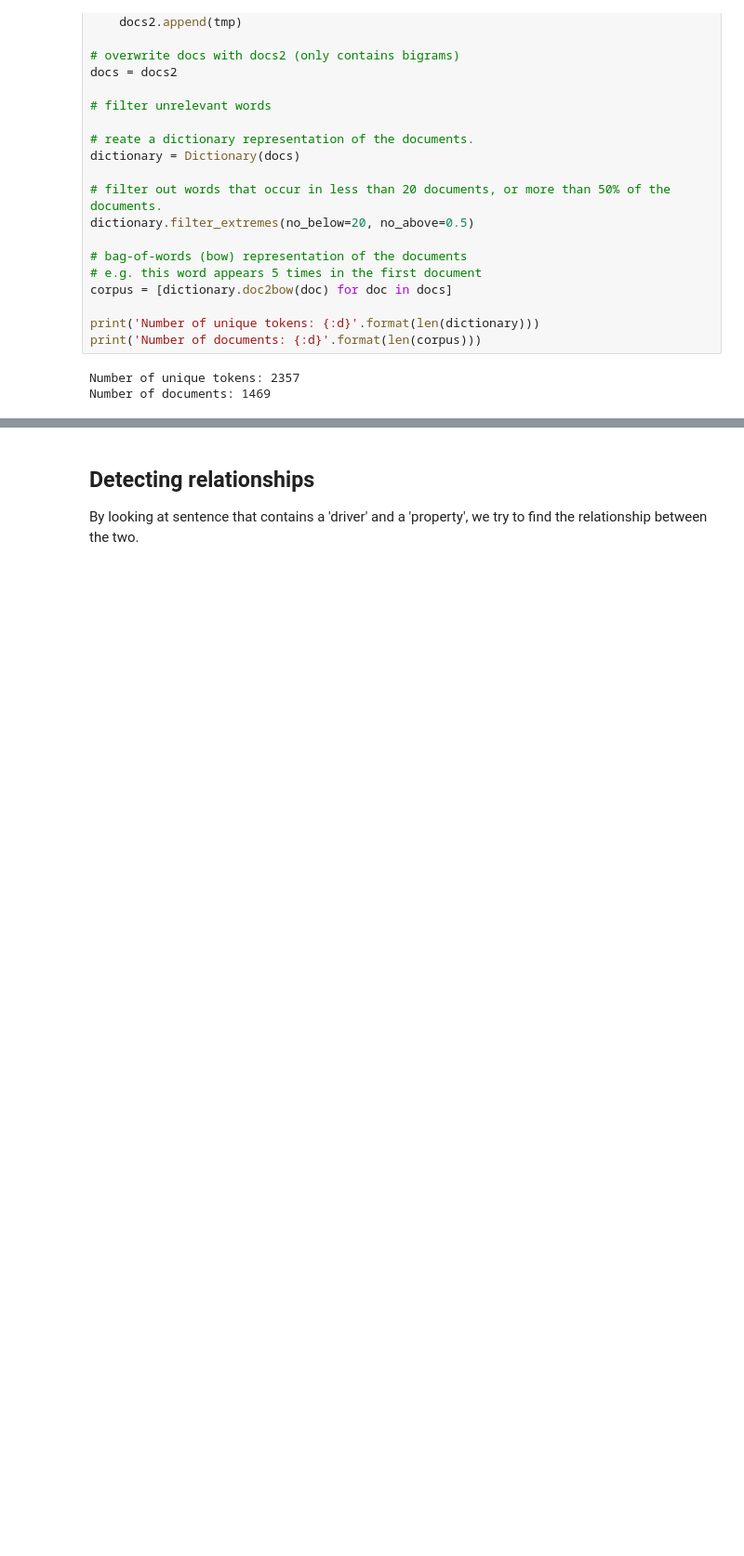
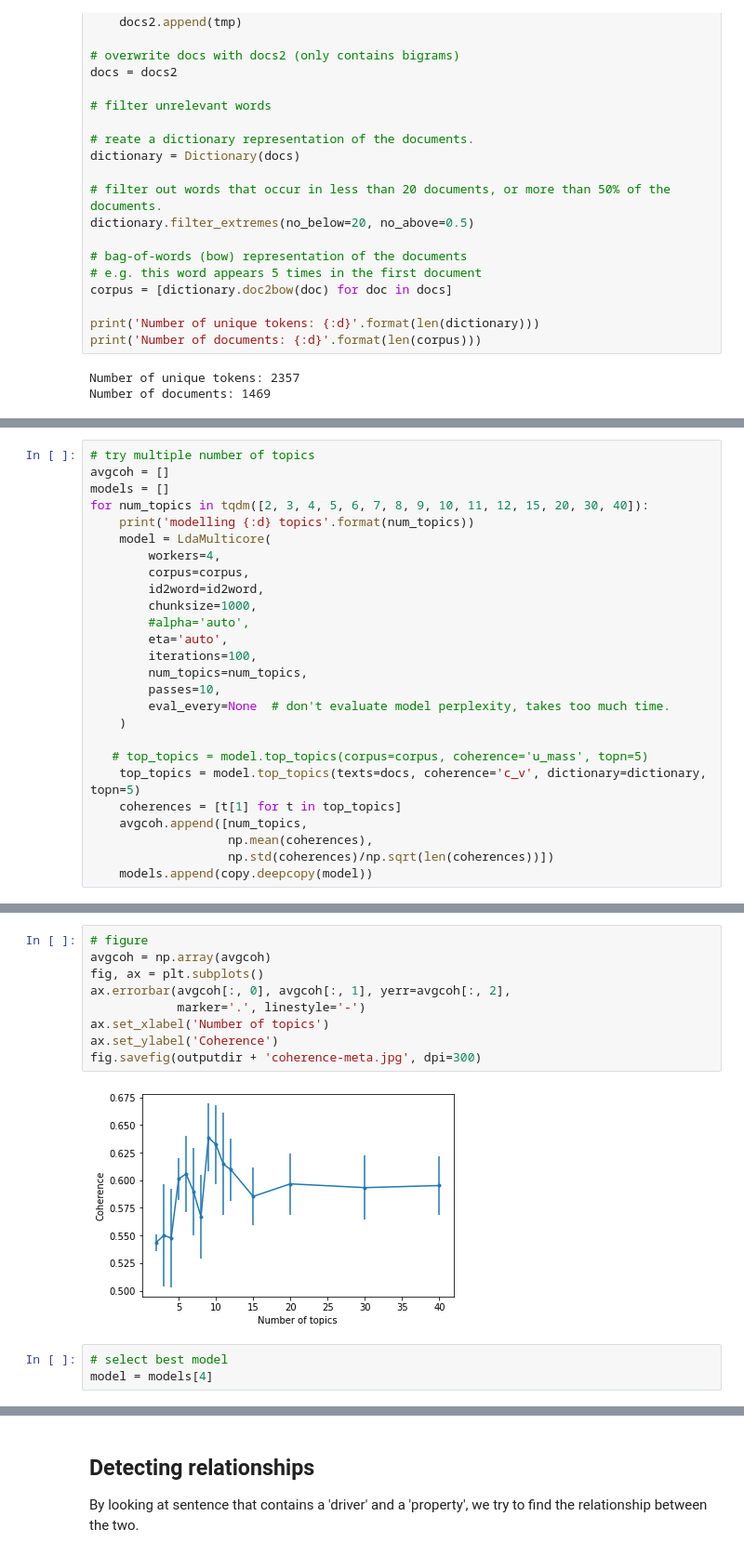
Before and after one commit to climasoma/nlp, a Jupyter notebook: notebooks/nlp-meta-analyses.ipynb, the cells around one changed output, grey strips where cells are left out. Shown at 93% size. Saved outputs shown, nothing was run; the diff lists cells and outputs as text; blank space fills up the shorter version.

```diff
--- a/notebooks/nlp-meta-analyses.ipynb
+++ b/notebooks/nlp-meta-analyses.ipynb
@@ -482,0 +484,26 @@ Average topic coherence: 0.4629.
+# %%
+# try multiple number of topics
+avgcoh = []
+models = []
+for num_topics in tqdm([2, 3, 4, 5, 6, 7, 8, 9, 10, 11, 12, 15, 20, 30, 40]):
+    print('modelling {:d} topics'.format(num_topics))
+    model = LdaMulticore(
+        workers=4,
+        corpus=corpus,
+        id2word=id2word,
+        chunksize=1000,
+        #alpha='auto',
+        eta='auto',
+        iterations=100,
+        num_topics=num_topics,
+        passes=10,
+        eval_every=None  # don't evaluate model perplexity, takes too much time.
+    )
+
+   # top_topics = model.top_topics(corpus=corpus, coherence='u_mass', topn=5)
+    top_topics = model.top_topics(texts=docs, coherence='c_v', dictionary=dictionary, topn=5)
+    coherences = [t[1] for t in top_topics]
+    avgcoh.append([num_topics,
+                   np.mean(coherences),
+                   np.std(coherences)/np.sqrt(len(coherences))])
+    models.append(copy.deepcopy(model))
@@ -483,3 +526,17 @@ Average topic coherence: 0.4629.
+# %%
+# figure
+avgcoh = np.array(avgcoh)
+fig, ax = plt.subplots()
+ax.errorbar(avgcoh[:, 0], avgcoh[:, 1], yerr=avgcoh[:, 2],
+            marker='.', linestyle='-')
+ax.set_xlabel('Number of topics')
+ax.set_ylabel('Coherence')
+fig.savefig(outputdir + 'coherence-meta.jpg', dpi=300)
+# %% [output]
+[figure, added]
+# %%
+# select best model
+model = models[4]
 # %%
 model.print_topics()
 # %% [output]
```
Also changed, not shown: parts of 9 cells of this notebook.
